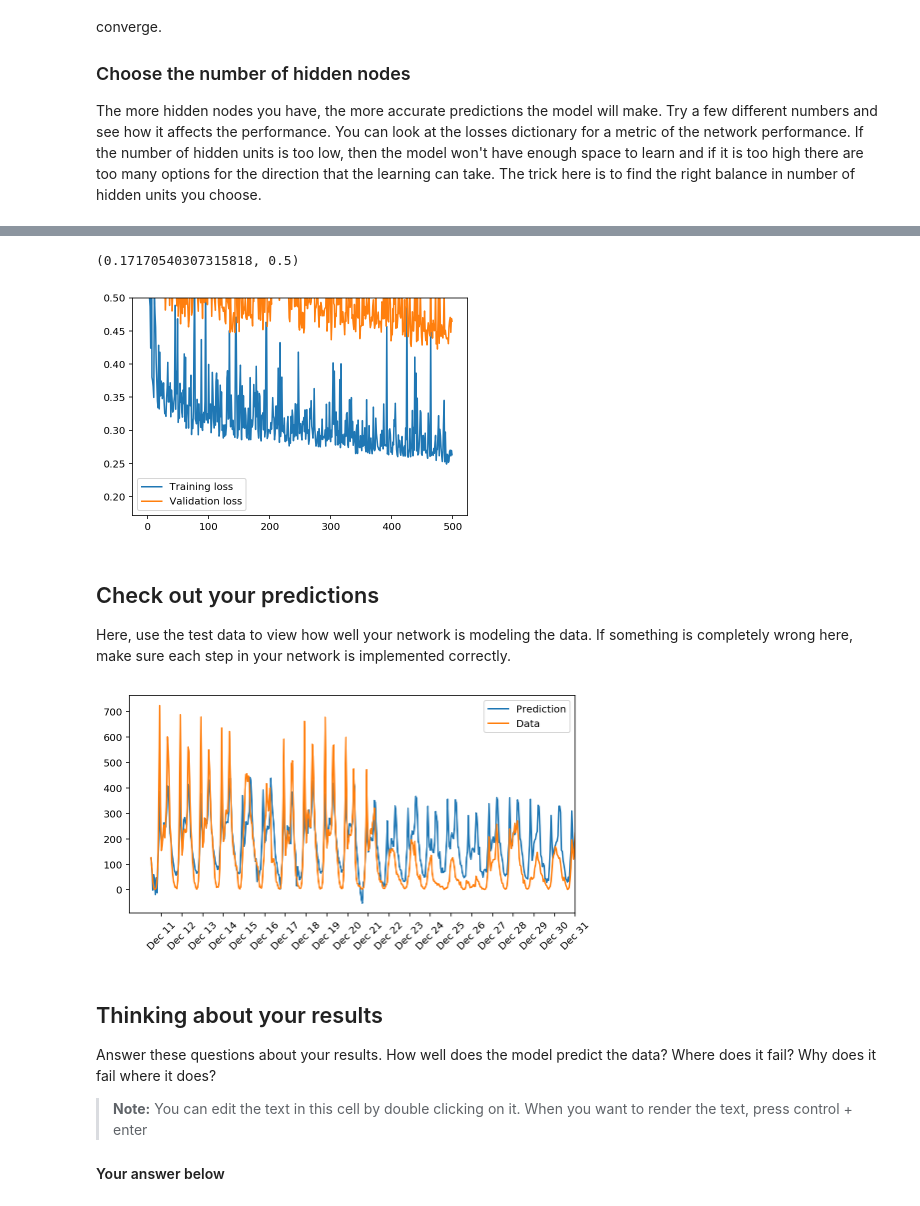
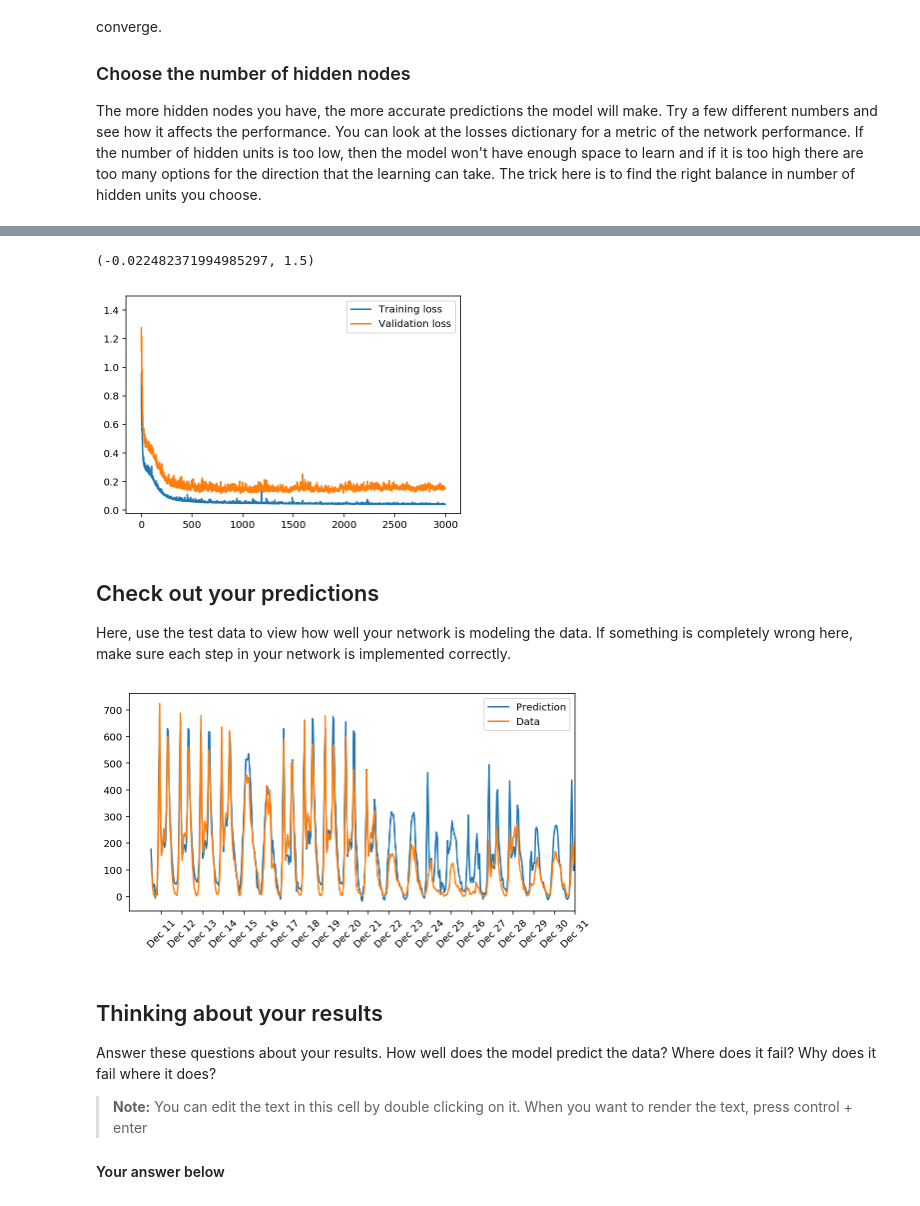
Before and after one commit to adieuadieu/educathingamajigs, a Jupyter notebook: udacity/dlnd/p1-your-first-network/dlnd-your-first-neural-network.ipynb, the cells around one changed output, grey strips where cells are left out. Drawn from its saved outputs; the diff is of its cells as text; code cells hidden in the pictures.

Commit message:
tweaking with hyper parameters and activation functions

```diff
--- a/udacity/dlnd/p1-your-first-network/dlnd-your-first-neural-network.ipynb
+++ b/udacity/dlnd/p1-your-first-network/dlnd-your-first-neural-network.ipynb
@@ -125,7 +125,11 @@ class NeuralNetwork(object):
         #### Set this to your implemented sigmoid function ####
         # Activation function is the sigmoid function
 
+        # https://en.wikipedia.org/wiki/Activation_function
         sigmoid = lambda x: 1 / (1 + np.exp(-x))
+        tanh = lambda x: (2 / (1 + np.exp(-2 * x))) - 1
+        gaussian = lambda x: np.exp(-x**2)
+        sinusoid = lambda x: np.sin(x)
 
         self.activation_function = sigmoid
 
@@ -136,10 +140,15 @@ class NeuralNetwork(object):
         targets = np.array(targets_list, ndmin=2).T
 
         """
-        NOTE: borrows from
+        NOTES:
+
+        borrows from
         https://discussions.udacity.com/t/im-completely-stuck-and-confused/215739/5
             and
         https://discussions.udacity.com/t/having-a-hard-time-implementing-the-backprop/215435/11
+
+        omission of division by records clarified by:
+        https://discussions.udacity.com/t/why-in-project-1-we-dont-divide-the-record-num/216716
         """
 
         #### Implement the forward pass here ####
@@ -167,13 +176,17 @@ class NeuralNetwork(object):
         # TODO: Backpropagated error
         #hidden_errors = # errors propagated to the hidden layer
         hidden_errors = np.dot(self.weights_hidden_to_output.T, output_errors)
-        hidden_grad = hidden_outputs * (1 - hidden_outputs)
+
+        hidden_gradient = hidden_outputs * (1 - hidden_outputs) # sigmoid derivative
+        # hidden_gradient = 1 - (hidden_outputs ** 2) # tanh derivative
+        # hidden_gradient = -2 * hidden_outputs * np.exp(-hidden_outputs ** 2) # gaussian derivative
+        # hidden_gradient = np.cos(hidden_outputs) # sinusoid derivative
 
         # TODO: Update the weights
 
         self.weights_hidden_to_output += self.lr * output_errors * hidden_outputs.T # update hidden-to-output weights with gradient descent step
-        #self.weights_input_to_hidden += self.lr * np.dot((hidden_errors * hidden_grad), hidden_inputs.T) # update input-to-hidden weights with gradient descent step
-        self.weights_input_to_hidden += self.lr * np.dot((hidden_errors * hidden_grad), inputs.T)
+        #self.weights_input_to_hidden += self.lr * np.dot((hidden_errors * hidden_gradient), hidden_inputs.T) # update input-to-hidden weights with gradient descent step
+        self.weights_input_to_hidden += self.lr * np.dot((hidden_errors * hidden_gradient), inputs.T)
 
     def run(self, inputs_list):
         # Run a forward pass through the network
@@ -211,9 +224,13 @@ The more hidden nodes you have, the more accurate predictions the model will mak
 import sys
 
 ### Set the hyperparameters here ###
-epochs = 500
-learning_rate = 0.1
-hidden_nodes = 56
+
+# sigmoid, 3000, 0.005, 42, 1       Tloss: 0.043, Vloss: 0.202
+# sigmoid, 3000, 0.005, 56, 112     Tloss: 0.043, Vloss: 0.202
+
+epochs = 3000
+learning_rate = 0.005
+hidden_nodes = 42
 output_nodes = 1
 
 N_i = train_features.shape[1]
@@ -241,11 +258,11 @@ Progress: 99.8% ... Training loss: 0.076 ... Validation loss: 0.157
 # %%
 plt.plot(losses['train'], label='Training loss')
 plt.plot(losses['validation'], label='Validation loss')
 plt.legend()
-plt.ylim(ymax=0.5)
+plt.ylim(ymax=1.5)
 # %% [output]
-(0.17170540307315818, 0.5)
+(-0.022482371994985297, 1.5)
-[figure, old version]
+[figure, new version]
 # %% [markdown]
 ## Check out your predictions
 
@@ -265,7 +282,7 @@ dates = dates.apply(lambda d: d.strftime('%b %d'))
 ax.set_xticks(np.arange(len(dates))[12::24])
 _ = ax.set_xticklabels(dates[12::24], rotation=45)
 # %% [output]
-[figure, old version]
+[figure, new version]
 # %% [markdown]
 ## Thinking about your results
 
```
Also changed, not shown: parts of 2 cells of this notebook.
